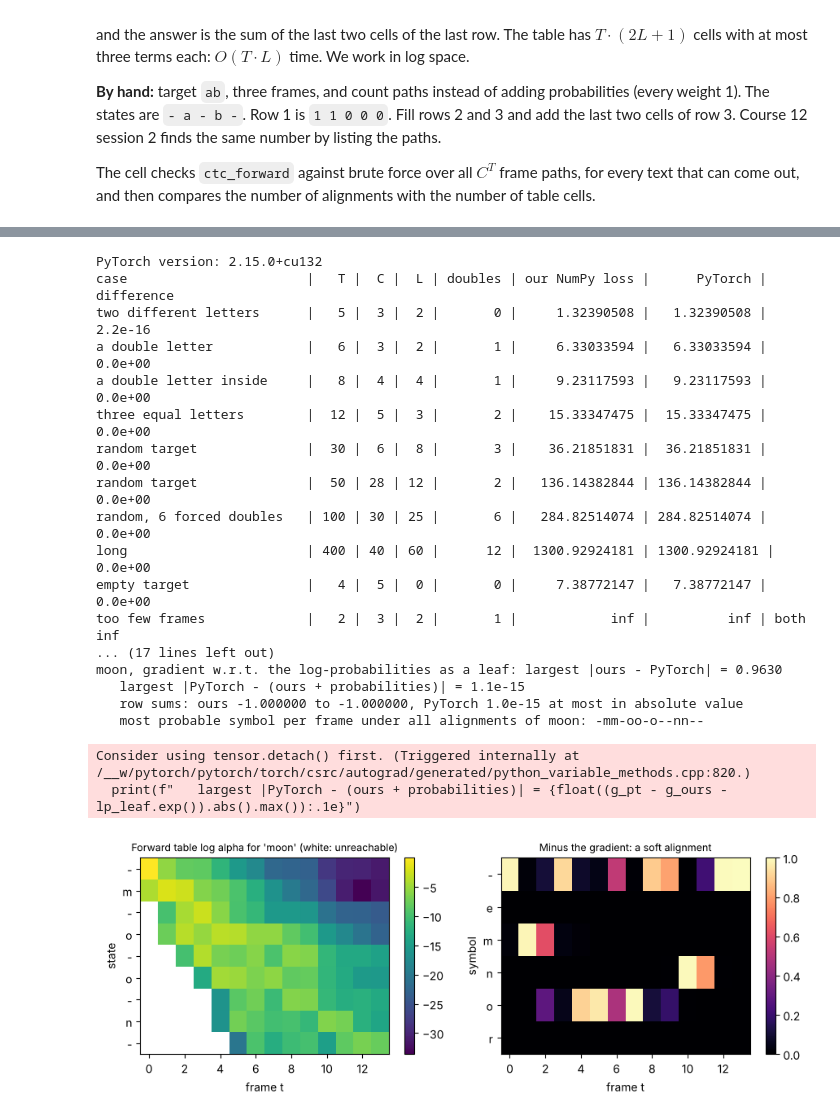
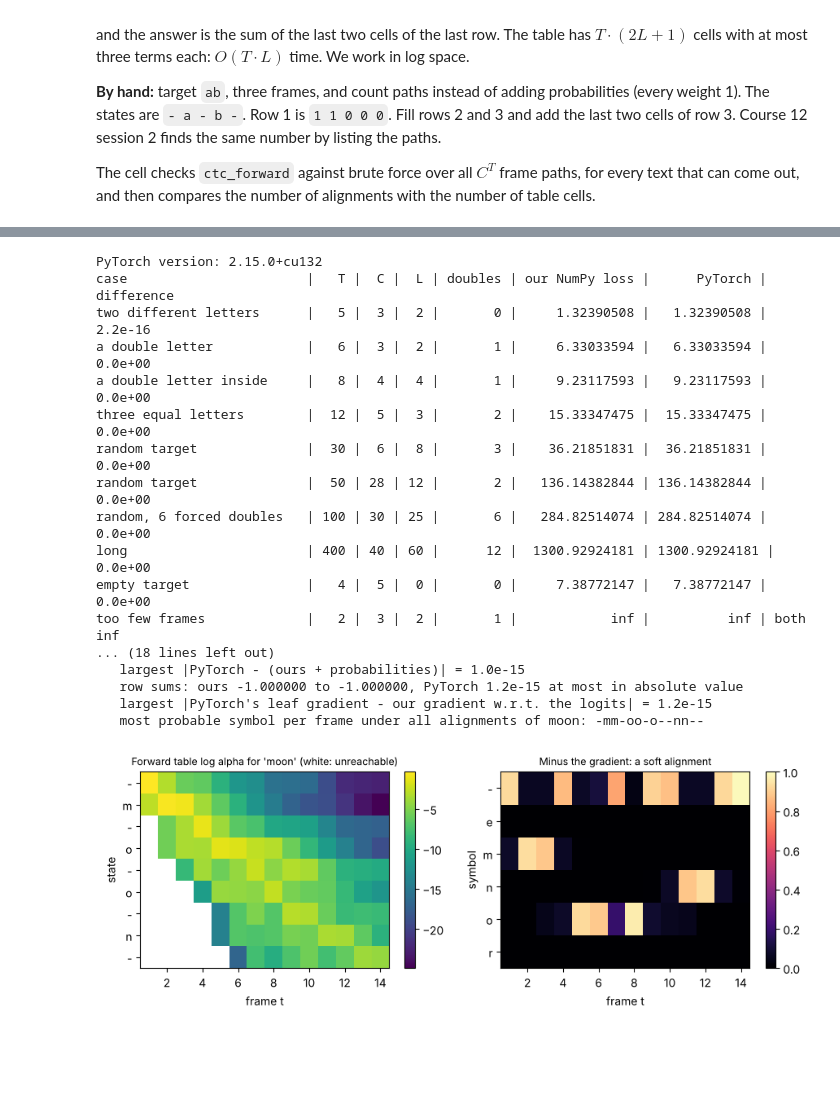
Before and after one commit to motiur/onlineCourses, a Jupyter notebook: Course_16_Algorithms_Behind_Modern_AI/notebooks/s06_viterbi_ctc.ipynb, the cells around one changed output, grey strips where cells are left out. Cells and saved outputs as stored; diff of their text form; code cells hidden in the pictures; blank space fills up the shorter version.

```diff
--- a/Course_16_Algorithms_Behind_Modern_AI/notebooks/s06_viterbi_ctc.ipynb
+++ b/Course_16_Algorithms_Behind_Modern_AI/notebooks/s06_viterbi_ctc.ipynb
@@ -291,16 +291,21 @@ print("Viterbi path:", [STATES[s] for s in path], f"probability {best:.5f} | bru
 print(f"forward sum: {total:.5f} | brute-force sum: {bt:.5f} | table steps: {steps} = 3 + 2 * 9")
 
 rng = np.random.default_rng(7)
-ok_path = ok_sum = n_cases = 0
+ok_prob = ok_path = ok_sum = n_cases = 0
 for T in range(1, 9):
     for _ in range(10):
         obs = rng.integers(0, 3, size=T).tolist()
         (path, best), _, _ = hmm_table(pi_l, A_l, B_l, obs, "max")
         total, _, _ = hmm_table(pi_l, A_l, B_l, obs, "sum")
         bp, bb, bt, _ = hmm_brute(pi_l, A_l, B_l, obs)
-        n_cases += 1; ok_path += path == bp; ok_sum += abs(total - bt) < 1e-12
-print(f"\n{n_cases} random observation sequences of 1 to 8 days: Viterbi path = brute-force best path in {ok_path}, "
-      f"forward = brute-force sum in {ok_sum}")
+        n_cases += 1
+        ok_prob += abs(best - bb) <= 1e-12 * bb          # the best probability
+        ok_path += path == bp                            # the path itself
+        ok_sum += abs(total - bt) <= 1e-12 * bt
+print(f"\n{n_cases} random observation sequences of 1 to 8 days:")
+print(f"   Viterbi = brute force: same best probability in {ok_prob}, same path in {ok_path}")
+print(f"   (in the other {ok_prob - ok_path} cases two different paths have the same probability: a tie, and each program keeps one of them)")
+print(f"   forward = brute-force sum in {ok_sum}")
 
 print(f"\n{'days T':>6s} | {'state paths 3^T':>50s} | {'table steps 3 + 9 (T - 1)':>25s}")
 for T in [1, 2, 5, 10, 20, 50, 100]:
@@ -312,8 +317,8 @@ for T in [1, 2, 5, 10, 20, 50, 100]:
 obs10 = rng.integers(0, 3, size=10).tolist()
 t0 = time.perf_counter(); bp, bb, bt, npaths = hmm_brute(pi_l, A_l, B_l, obs10); t_b = time.perf_counter() - t0
 t0 = time.perf_counter(); (path, best), _, steps = hmm_table(pi_l, A_l, B_l, obs10, "max"); t_v = time.perf_counter() - t0
-assert path == bp
-print(f"T = 10: brute force looked at {npaths:,d} paths, the table took {steps} steps, same path")
+assert abs(best - bb) <= 1e-12 * bb
+print(f"T = 10: brute force looked at {npaths:,d} paths, the table took {steps} steps; same path: {path == bp}")
 print(f"time for T = 10: brute force {t_b * 1e3:.1f} ms, Viterbi table {t_v * 1e3:.3f} ms")
 # %% [output]
 observations: ['walk', 'rickshaw', 'home']
@@ -501,7 +508,7 @@ for name, n_nodes, edges in lattices:
     for sname, plus, times, zero, one, weight in SEMIRINGS:
         r = lattice_dp(n_nodes, edges, plus, times, zero, one, weight)
         results[name, sname] = r
-        shown = f"{r:.6f}" if isinstance(r, float) else (f"{r:,d}" if r < 10 ** 12 else f"a number with {len(str(r))} digits")
+        shown = f"{r:.6g}" if isinstance(r, float) else (f"{r:,d}" if r < 10 ** 12 else f"a number with {len(str(r))} digits")
         print(f"   {sname:38s} {shown}")
 
 # the same numbers as the special-purpose functions of sections 1 to 4
@@ -654,13 +661,15 @@ for T in [4, 5, 6, 8, 10, 20, 50, 100]:
     print(f"{T:8d} | {T * 9:17d} | {c_more:30,d} | {c_moon:30,d}")
 print("for more (no double letter) the count equals the binomial coefficient C(T + 4, 8) in every row; brute force agrees for T = 4, 5, 6")
 
-# a synthetic example to look at: 14 frames that roughly say "moon"
+# an example to look at, written by hand (synthetic): 14 frames that say "moon"
 frames = "-mm-oo-o--nn--"
-rng_m = np.random.default_rng(3)
-logits_moon = rng_m.normal(size=(len(frames), len(LETTERS)))
-logits_moon[np.arange(len(frames)), ids(frames)] += 2.5
-logp_moon = log_softmax_np(logits_moon)
-print(f"\n14 synthetic frames, most probable symbols: {''.join(LETTERS[c] for c in logp_moon.argmax(axis=1))}")
+P_moon = np.full((len(frames), len(LETTERS)), 0.06)
+P_moon[np.arange(len(frames)), ids(frames)] = 0.70        # the intended symbol gets 0.70, the five others 0.06 each
+P_moon[6] = 0.05                                          # frame 7, the blank between the two o's, is uncertain:
+P_moon[6, LETTERS.index("-")], P_moon[6, LETTERS.index("o")] = 0.45, 0.35      # blank 0.45, o 0.35, the four others 0.05 each
+assert np.allclose(P_moon.sum(axis=1), 1.0)
+logp_moon = np.log(P_moon)
+print(f"\n14 frames written by hand, most probable symbols: {''.join(LETTERS[c] for c in logp_moon.argmax(axis=1))}")
 for word in ["moon", "mon", "more", "noon"]:
     loss, alpha_w = ctc_forward(logp_moon, ids(word))
     print(f"   loss for {word:5s}: {loss:7.3f}  (probability {math.exp(-loss):.6f}, {ctc_count(14, ids(word))[0]:,d} alignments, {alpha_w.size} cells)")
@@ -783,43 +792,46 @@ moon = ids("moon")
 lp_leaf = torch.tensor(logp_moon, requires_grad=True)
 g_ours, = torch.autograd.grad(ctc_loss_torch_ops(lp_leaf, moon), lp_leaf)
 g_pt, = torch.autograd.grad(torch_ctc(lp_leaf, moon, reduction="sum"), lp_leaf)
 print(f"\nmoon, gradient w.r.t. the log-probabilities as a leaf: largest |ours - PyTorch| = {float((g_ours - g_pt).abs().max()):.4f}")
-print(f"   largest |PyTorch - (ours + probabilities)| = {float((g_pt - g_ours - lp_leaf.exp()).abs().max()):.1e}")
+print(f"   largest |PyTorch - (ours + probabilities)| = {float((g_pt - g_ours - lp_leaf.detach().exp()).abs().max()):.1e}")
 print(f"   row sums: ours {g_ours.sum(dim=1).min().item():.6f} to {g_ours.sum(dim=1).max().item():.6f}, "
       f"PyTorch {abs(g_pt.sum(dim=1)).max().item():.1e} at most in absolute value")
+z = torch.tensor(logp_moon, requires_grad=True)             # the same numbers used as logits: log_softmax leaves them unchanged
+g_logits, = torch.autograd.grad(ctc_loss_torch_ops(F.log_softmax(z, dim=-1), moon), z)
+print(f"   largest |PyTorch's leaf gradient - our gradient w.r.t. the logits| = {float((g_pt - g_logits).abs().max()):.1e}")
 occupancy = (-g_ours).numpy()                              # occupancy[t, c]: how much of the probability mass uses symbol c at frame t
 print("   most probable symbol per frame under all alignments of moon:", "".join(LETTERS[c] for c in occupancy.argmax(axis=1)))
 
 loss_moon, alpha_moon = ctc_forward(logp_moon, moon)
 fig, ax = plt.subplots(1, 2, figsize=(9, 3.4))
 im = ax[0].imshow(np.where(np.isfinite(alpha_moon), alpha_moon, np.nan).T, aspect="auto", cmap="viridis")
-ax[0].set_yticks(range(9)); ax[0].set_yticklabels(list("-m-o-o-n-")); ax[0].set_xlabel("frame t"); ax[0].set_ylabel("state")
+for a in ax:
+    a.set_xticks(range(1, 14, 2)); a.set_xticklabels(range(2, 15, 2)); a.set_xlabel("frame t")
+ax[0].set_yticks(range(9)); ax[0].set_yticklabels(list("-m-o-o-n-")); ax[0].set_ylabel("state")
 ax[0].set_title("Forward table log alpha for 'moon' (white: unreachable)", fontsize=9); plt.colorbar(im, ax=ax[0])
 im = ax[1].imshow(occupancy.T, aspect="auto", cmap="magma", vmin=0, vmax=1)
-ax[1].set_yticks(range(len(LETTERS))); ax[1].set_yticklabels(list(LETTERS)); ax[1].set_xlabel("frame t"); ax[1].set_ylabel("symbol")
+ax[1].set_yticks(range(len(LETTERS))); ax[1].set_yticklabels(list(LETTERS)); ax[1].set_ylabel("symbol")
 ax[1].set_title("Minus the gradient: a soft alignment", fontsize=9); plt.colorbar(im, ax=ax[1])
 plt.tight_layout(); plt.show()
 # %% [output]
 PyTorch version: 2.15.0+cu132
 case                       |   T |  C |  L | doubles | our NumPy loss |      PyTorch | difference
 two different letters      |   5 |  3 |  2 |       0 |     1.32390508 |   1.32390508 | 2.2e-16
 a double letter            |   6 |  3 |  2 |       1 |     6.33033594 |   6.33033594 | 0.0e+00
 a double letter inside     |   8 |  4 |  4 |       1 |     9.23117593 |   9.23117593 | 0.0e+00
 three equal letters        |  12 |  5 |  3 |       2 |    15.33347475 |  15.33347475 | 0.0e+00
 random target              |  30 |  6 |  8 |       3 |    36.21851831 |  36.21851831 | 0.0e+00
 random target              |  50 | 28 | 12 |       2 |   136.14382844 | 136.14382844 | 0.0e+00
 random, 6 forced doubles   | 100 | 30 | 25 |       6 |   284.82514074 | 284.82514074 | 0.0e+00
 long                       | 400 | 40 | 60 |      12 |  1300.92924181 | 1300.92924181 | 0.0e+00
 empty target               |   4 |  5 |  0 |       0 |     7.38772147 |   7.38772147 | 0.0e+00
 too few frames             |   2 |  3 |  2 |       1 |            inf |          inf | both inf
-... (17 lines left out)
-moon, gradient w.r.t. the log-probabilities as a leaf: largest |ours - PyTorch| = 0.9630
-   largest |PyTorch - (ours + probabilities)| = 1.1e-15
-   row sums: ours -1.000000 to -1.000000, PyTorch 1.0e-15 at most in absolute value
+... (18 lines left out)
+   largest |PyTorch - (ours + probabilities)| = 1.0e-15
+   row sums: ours -1.000000 to -1.000000, PyTorch 1.2e-15 at most in absolute value
+   largest |PyTorch's leaf gradient - our gradient w.r.t. the logits| = 1.2e-15
    most probable symbol per frame under all alignments of moon: -mm-oo-o--nn--
-Consider using tensor.detach() first. (Triggered internally at /__w/pytorch/pytorch/torch/csrc/autograd/generated/python_variable_methods.cpp:820.)
-  print(f"   largest |PyTorch - (ours + probabilities)| = {float((g_pt - g_ours - lp_leaf.exp()).abs().max()):.1e}")
-[figure, old version]
+[figure, new version]
 # %% [markdown]
 ### 8. The best path is not the most probable text
 **Best-path (greedy) decoding** takes the most probable symbol of every frame and collapses the result. That is the single most probable *frame path*. But the probability of a *text* is a sum over all its alignments, and a text with many alignments can beat the text of the best path.
```
Also changed, not shown: parts of 16 cells of this notebook, 4 other files.
